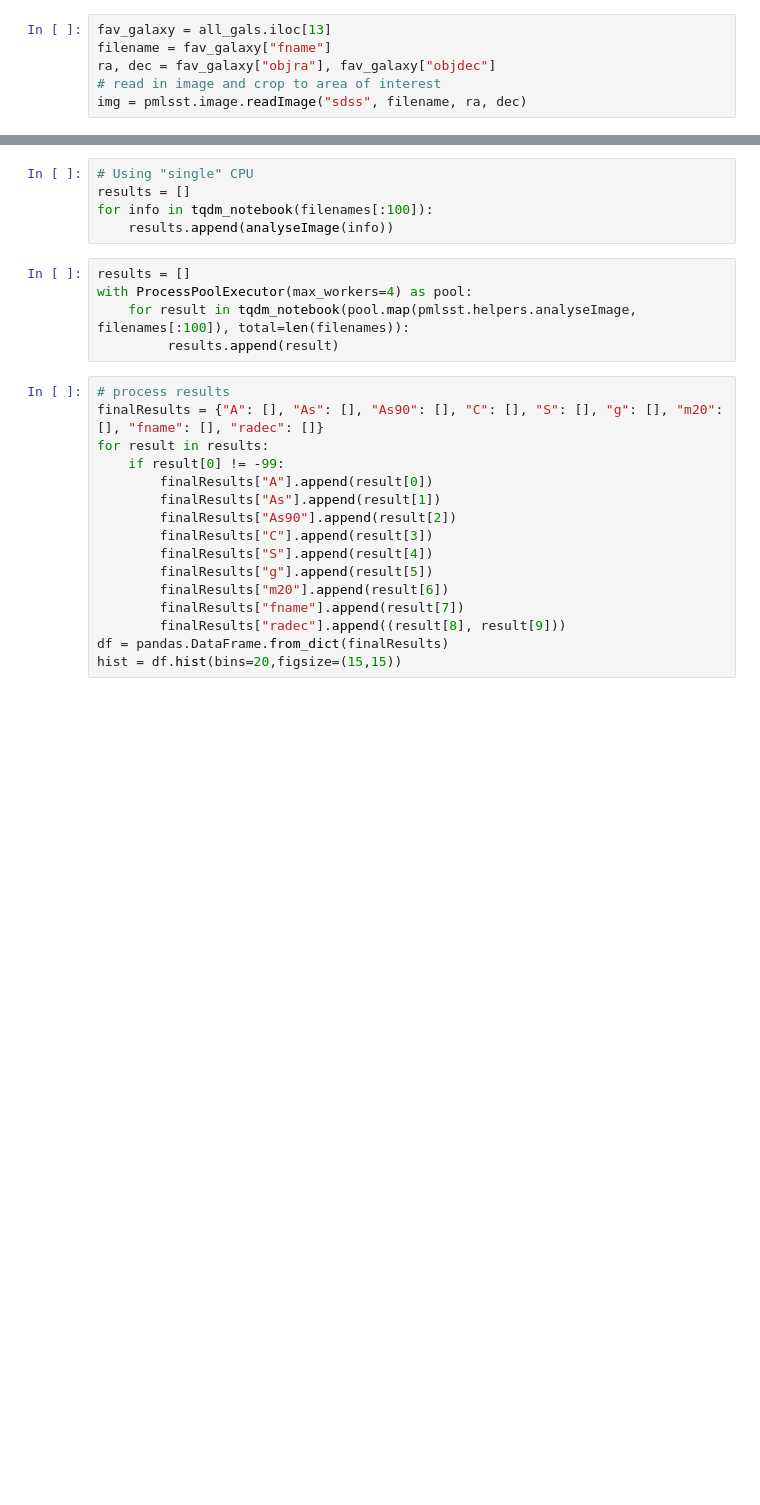
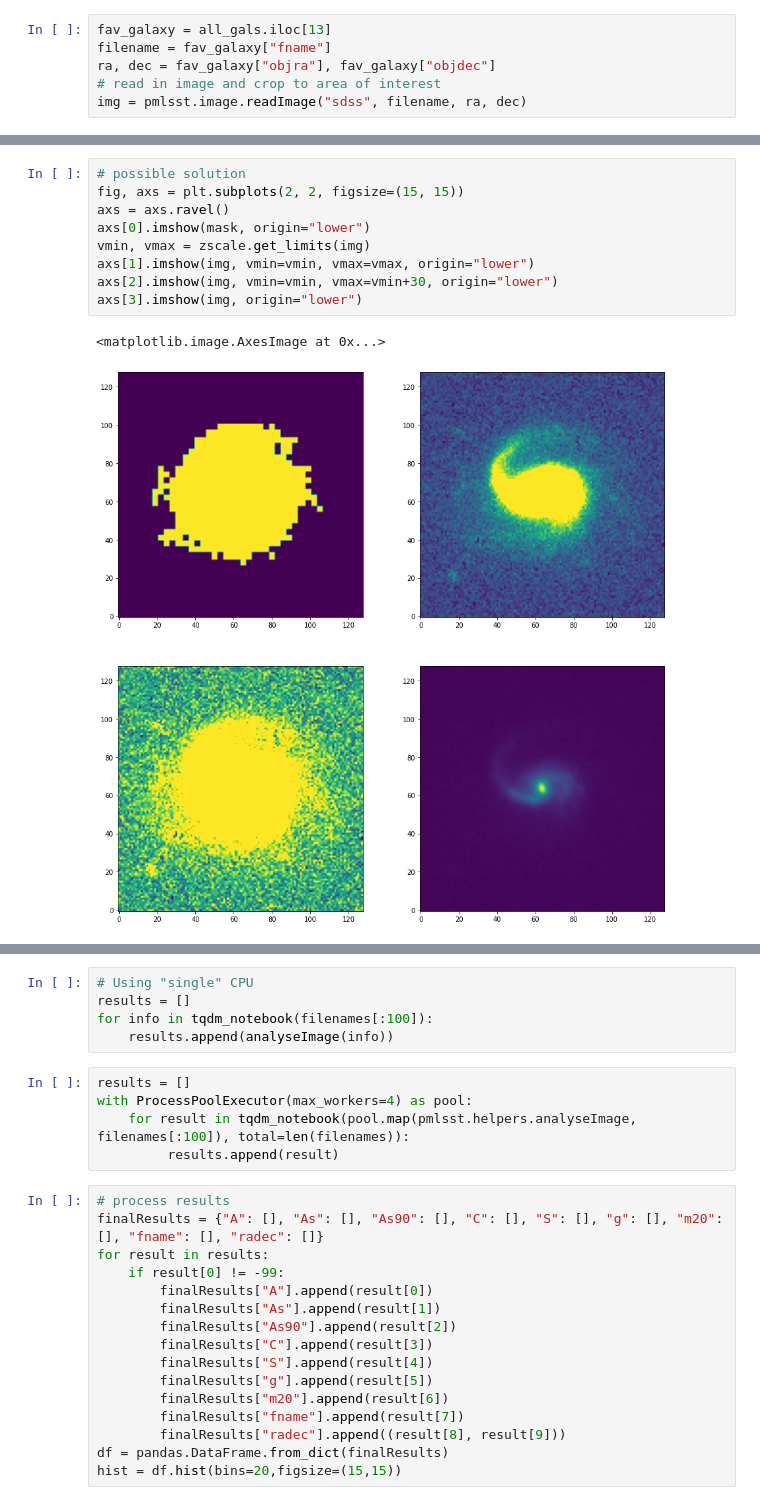
Before and after one commit to lewisfish/PawlikMorph-LSST, a Jupyter notebook: outreach.ipynb, the cells around one changed output, grey strips where cells are left out. Saved outputs shown, nothing was run; the diff lists cells and outputs as text; blank space fills up the shorter version.

```diff
--- a/outreach.ipynb
+++ b/outreach.ipynb
@@ -221,0 +221,12 @@ print(f"C: {C:.03f}\nGini: {gini:.03f}\nS: {S:.03f}\nm20: {m20:.03f}")
+# %%
+# possible solution
+fig, axs = plt.subplots(2, 2, figsize=(15, 15))
+axs = axs.ravel()
+axs[0].imshow(mask, origin="lower")
+vmin, vmax = zscale.get_limits(img)
+axs[1].imshow(img, vmin=vmin, vmax=vmax, origin="lower")
+axs[2].imshow(img, vmin=vmin, vmax=vmin+30, origin="lower")
+axs[3].imshow(img, origin="lower")
+# %% [output]
+<matplotlib.image.AxesImage at 0x...>
+[figure, added]
```
Also changed, not shown: parts of 30 cells of this notebook.
